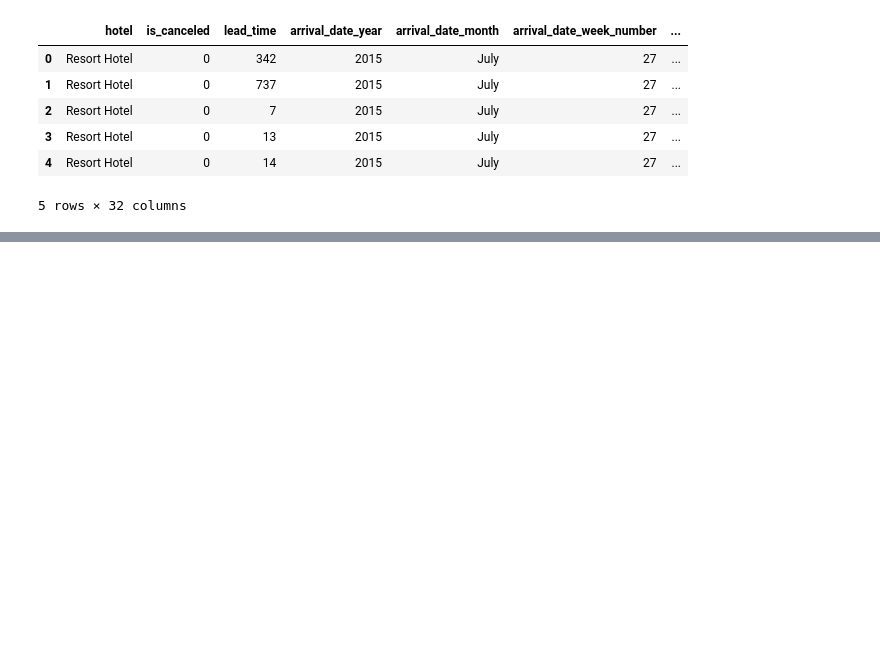
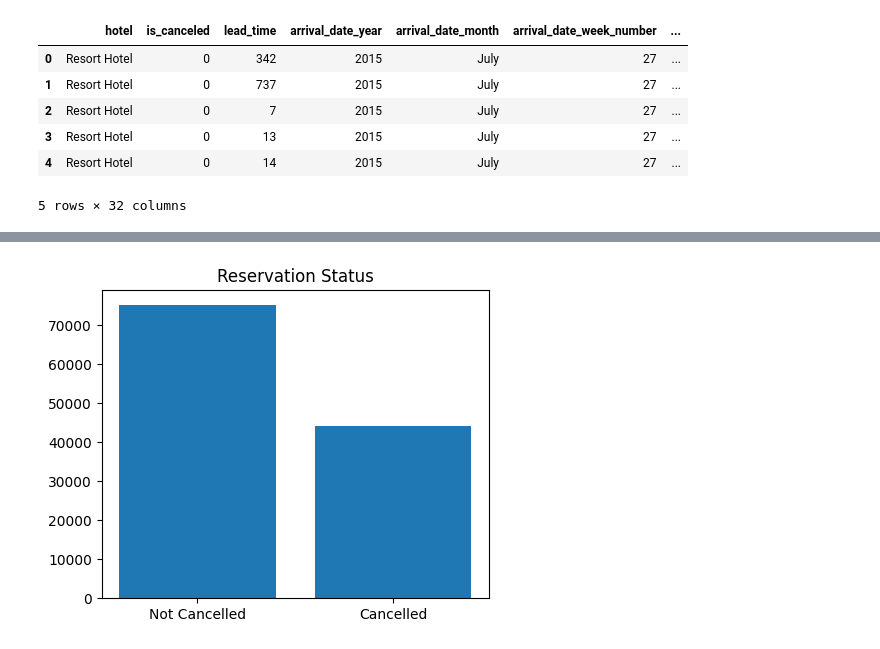
Before and after one commit to satishsinha/Hotel-Booking-Data-Analysis-Pandas, a Jupyter notebook: Analysis.ipynb, the cells around one changed output, grey strips where cells are left out. Saved outputs shown, nothing was run; the diff lists cells and outputs as text; code cells hidden in the pictures; blank space fills up the shorter version.

```diff
--- a/Analysis.ipynb
+++ b/Analysis.ipynb
@@ -14,0 +217,7 @@ data.head()
+# %%
+plt.figure(figsize = (5, 4))
+plt.title('Reservation Status')
+plt.bar(['Not Cancelled', 'Cancelled'], df['is_canceled'].value_counts())
+plt.show()
+# %% [output]
+[figure, added]
```
Also changed, not shown: parts of 22 cells of this notebook.
